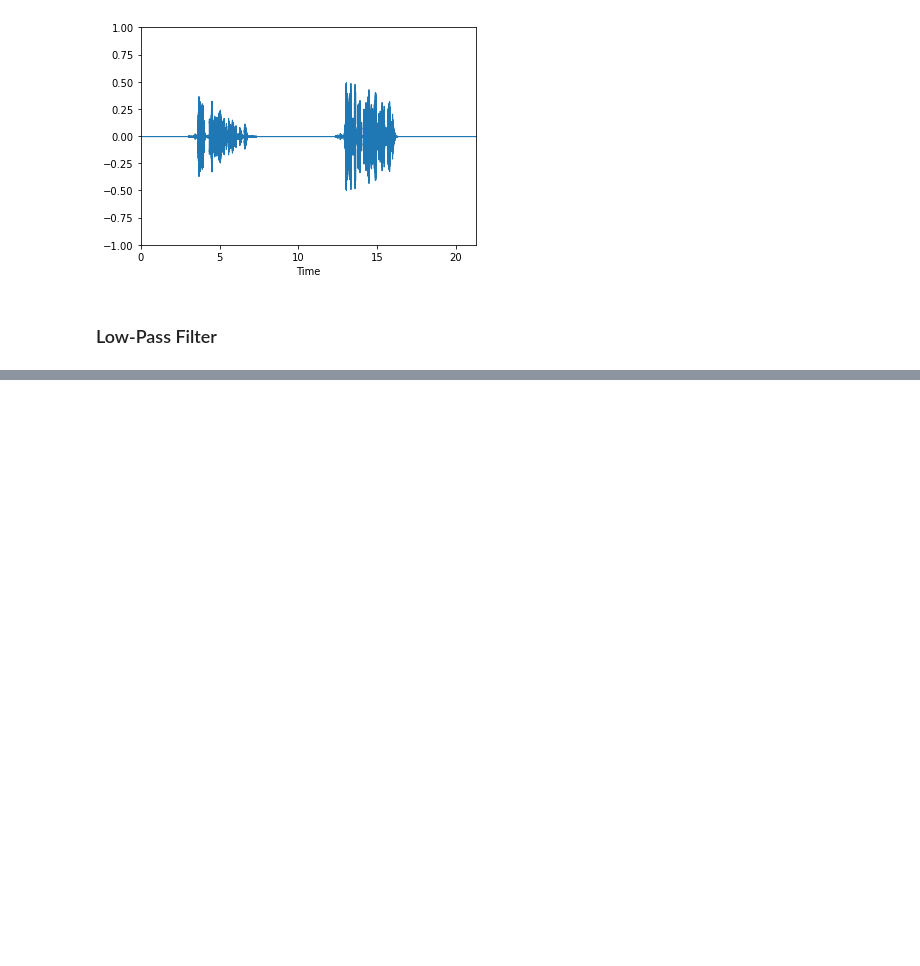
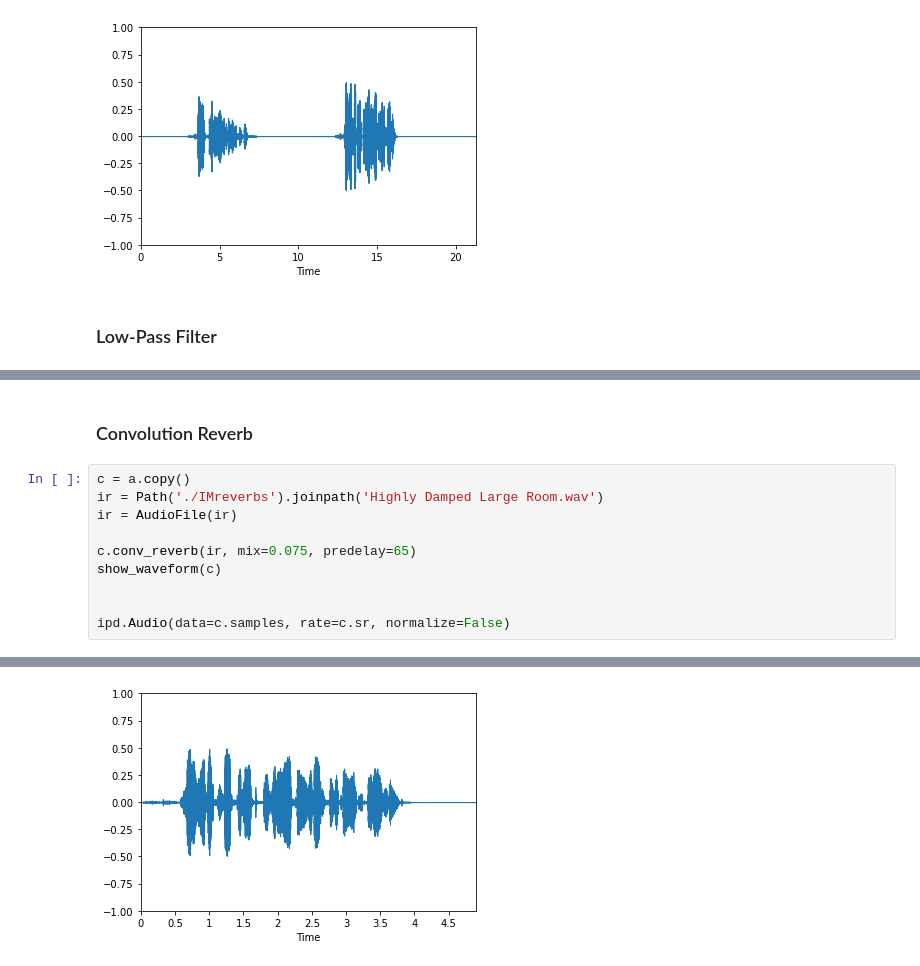
Before and after one commit to MikeAleksa/AudioTransform, a Jupyter notebook: AugmentAudio.ipynb, the cells around one changed output, grey strips where cells are left out. Saved outputs shown, nothing was run; the diff lists cells and outputs as text; blank space fills up the shorter version.

Commit message:
implement convolution reverb and add Voxengo IRs

```diff
--- a/AugmentAudio.ipynb
+++ b/AugmentAudio.ipynb
@@ -123,2 +126,15 @@ ipd.Audio(data=c.samples, rate=c.sr, normalize=False)
 [interactive output not drawn]
 [figure]
+# %% [markdown]
+### Convolution Reverb
+# %%
+c = a.copy()
+ir = Path('./IMreverbs').joinpath('Highly Damped Large Room.wav')
+ir = AudioFile(ir)
+
+c.conv_reverb(ir, mix=0.075, predelay=65)
+show_waveform(c)
+
+
+ipd.Audio(data=c.samples, rate=c.sr, normalize=False)
+# %% [output]
@@ -124,0 +142 @@ ipd.Audio(data=c.samples, rate=c.sr, normalize=False)
+[figure, added]
```
Also changed, not shown: parts of 4 cells of this notebook, 40 other files.
